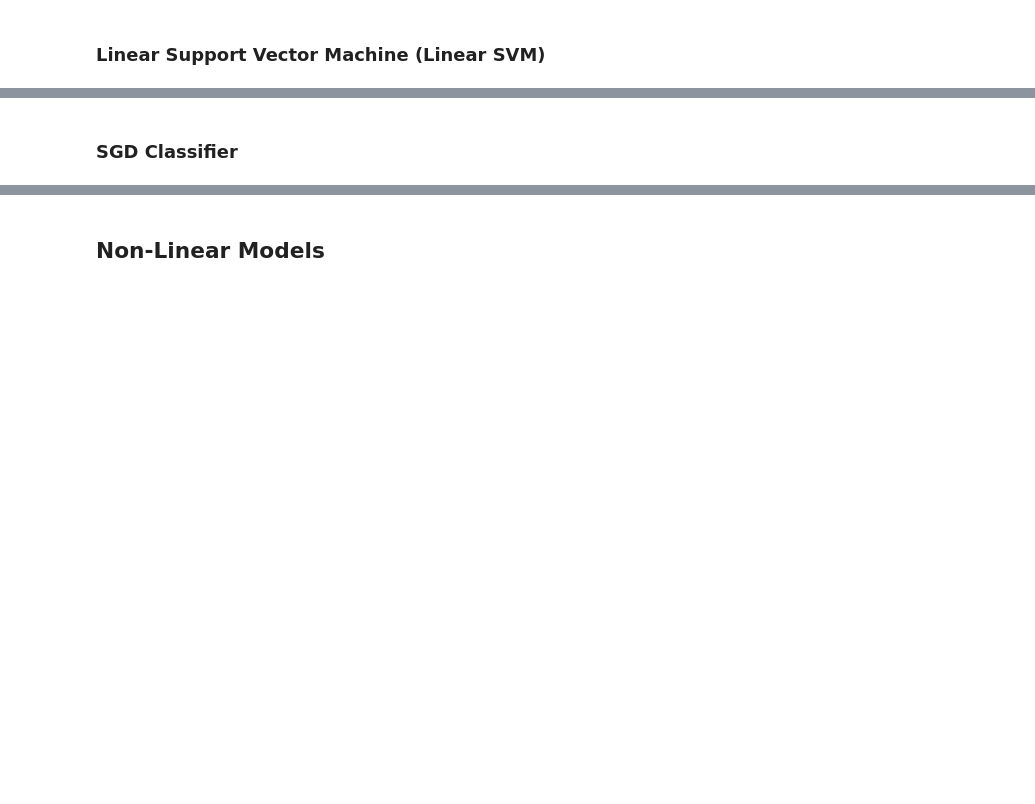
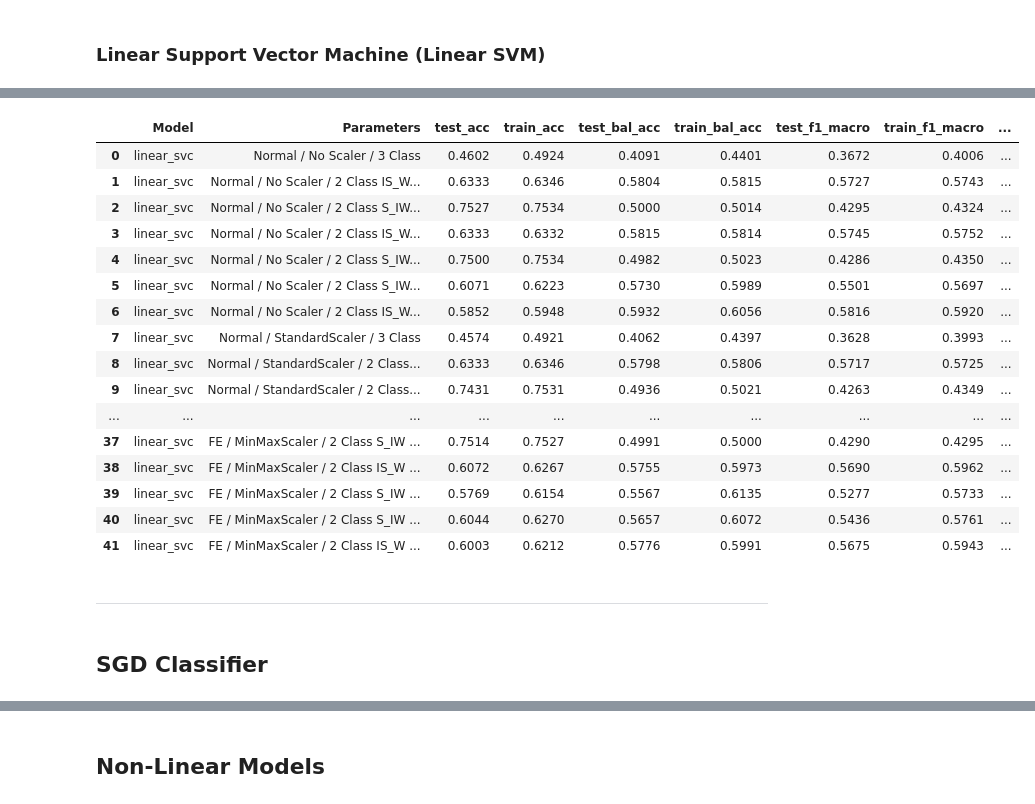
Before and after one commit to fserracrespi/PD_Project_UofL, a Jupyter notebook: PD_DATA/MODELS DEVELOPMENT/MODEL_DEVELOPMENT/Motor_model.ipynb, the cells around one changed output, grey strips where cells are left out. Cells and saved outputs as stored; diff of their text form; code cells hidden in the pictures; blank space fills up the shorter version.

```diff
--- a/PD_DATA/MODELS DEVELOPMENT/MODEL_DEVELOPMENT/Motor_model.ipynb
+++ b/PD_DATA/MODELS DEVELOPMENT/MODEL_DEVELOPMENT/Motor_model.ipynb
@@ -975,2 +2255,27 @@ final_results_linear_svc_sfs_forward
+# %%
+df_linear_svc_final=pd.concat([df_linear_svc_results, df_linear_svc_StandardScaler, df_linear_svc_MinMaxScaler,
+                            df_linear_svc_results_fe, df_linear_svc_StandardScaler_fe, df_linear_svc_MinMaxScaler_fe], ignore_index=True)
+
+df_linear_svc_final
+# %% [output]
+|  | Model | Parameters | test_acc | train_acc | test_bal_acc | train_bal_acc | test_f1_macro | train_f1_macro | ... |
+| 0 | linear_svc | Normal / No Scaler / 3 Class | 0.4602 | 0.4924 | 0.4091 | 0.4401 | 0.3672 | 0.4006 | ... |
+| 1 | linear_svc | Normal / No Scaler / 2 Class IS_W... | 0.6333 | 0.6346 | 0.5804 | 0.5815 | 0.5727 | 0.5743 | ... |
+| 2 | linear_svc | Normal / No Scaler / 2 Class S_IW... | 0.7527 | 0.7534 | 0.5000 | 0.5014 | 0.4295 | 0.4324 | ... |
+| 3 | linear_svc | Normal / No Scaler / 2 Class IS_W... | 0.6333 | 0.6332 | 0.5815 | 0.5814 | 0.5745 | 0.5752 | ... |
+| 4 | linear_svc | Normal / No Scaler / 2 Class S_IW... | 0.7500 | 0.7534 | 0.4982 | 0.5023 | 0.4286 | 0.4350 | ... |
+| 5 | linear_svc | Normal / No Scaler / 2 Class S_IW... | 0.6071 | 0.6223 | 0.5730 | 0.5989 | 0.5501 | 0.5697 | ... |
+| 6 | linear_svc | Normal / No Scaler / 2 Class IS_W... | 0.5852 | 0.5948 | 0.5932 | 0.6056 | 0.5816 | 0.5920 | ... |
+| 7 | linear_svc | Normal / StandardScaler / 3 Class | 0.4574 | 0.4921 | 0.4062 | 0.4397 | 0.3628 | 0.3993 | ... |
+| 8 | linear_svc | Normal / StandardScaler / 2 Class... | 0.6333 | 0.6346 | 0.5798 | 0.5806 | 0.5717 | 0.5725 | ... |
+| 9 | linear_svc | Normal / StandardScaler / 2 Class... | 0.7431 | 0.7531 | 0.4936 | 0.5021 | 0.4263 | 0.4349 | ... |
+| ... | ... | ... | ... | ... | ... | ... | ... | ... | ... |
+| 37 | linear_svc | FE / MinMaxScaler / 2 Class S_IW ... | 0.7514 | 0.7527 | 0.4991 | 0.5000 | 0.4290 | 0.4295 | ... |
+| 38 | linear_svc | FE / MinMaxScaler / 2 Class IS_W ... | 0.6072 | 0.6267 | 0.5755 | 0.5973 | 0.5690 | 0.5962 | ... |
+| 39 | linear_svc | FE / MinMaxScaler / 2 Class S_IW ... | 0.5769 | 0.6154 | 0.5567 | 0.6135 | 0.5277 | 0.5733 | ... |
+| 40 | linear_svc | FE / MinMaxScaler / 2 Class S_IW ... | 0.6044 | 0.6270 | 0.5657 | 0.6072 | 0.5436 | 0.5761 | ... |
+| 41 | linear_svc | FE / MinMaxScaler / 2 Class IS_W ... | 0.6003 | 0.6212 | 0.5776 | 0.5991 | 0.5675 | 0.5943 | ... |
+# %% [markdown]
+----
 # %% [markdown]
-### SGD Classifier
+## SGD Classifier
```
Also changed, not shown: parts of 322 cells of this notebook, 4 other files.
